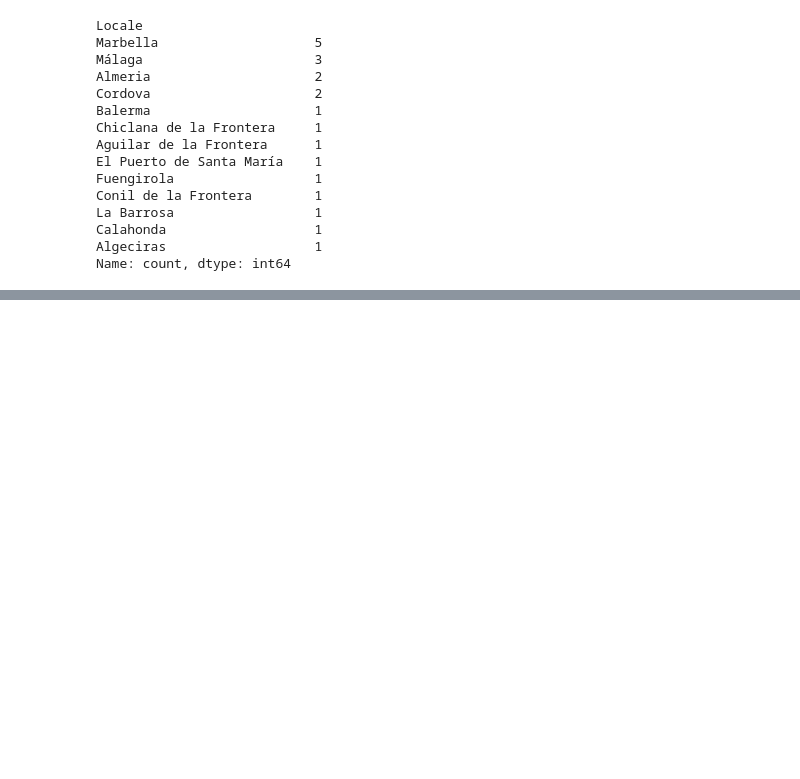
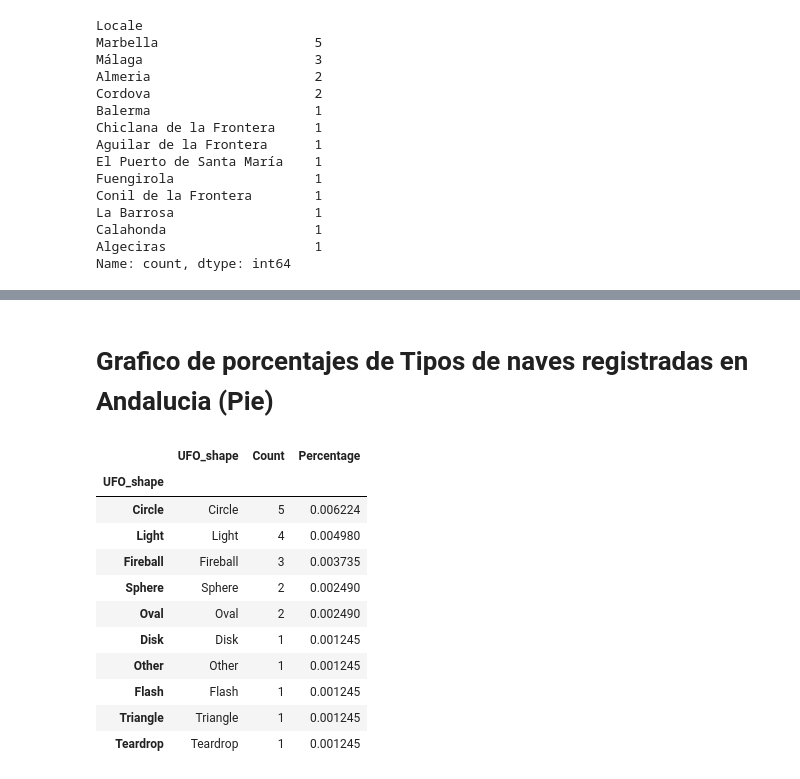
Before and after one commit to awchacon/first_project, a Jupyter notebook: first_project_2.0.ipynb, the cells around one changed output, grey strips where cells are left out. Saved outputs shown, nothing was run; the diff lists cells and outputs as text; code cells hidden in the pictures; blank space fills up the shorter version.

```diff
--- a/first_project_2.0.ipynb
+++ b/first_project_2.0.ipynb
@@ -786,0 +789,23 @@ plt.show()
+# %% [markdown]
+# Grafico de porcentajes de Tipos de naves registradas en Andalucia (Pie)
+# %%
+shape_andalucia = solo_andalucia["UFO_shape"].value_counts()
+
+Porcentaje = (shape_andalucia/len(ufo_df_new))*100
+
+result_df = pd.DataFrame({"UFO_shape": shape_andalucia.index, "Count": shape_andalucia, "Percentage": Porcentaje})
+
+result_df
+# %% [output]
+|  | UFO_shape | Count | Percentage |
+| UFO_shape |  |  |  |
+| Circle | Circle | 5 | 0.006224 |
+| Light | Light | 4 | 0.004980 |
+| Fireball | Fireball | 3 | 0.003735 |
+| Sphere | Sphere | 2 | 0.002490 |
+| Oval | Oval | 2 | 0.002490 |
+| Disk | Disk | 1 | 0.001245 |
+| Other | Other | 1 | 0.001245 |
+| Flash | Flash | 1 | 0.001245 |
+| Triangle | Triangle | 1 | 0.001245 |
+| Teardrop | Teardrop | 1 | 0.001245 |
```
Also changed, not shown: parts of 5 cells of this notebook.
